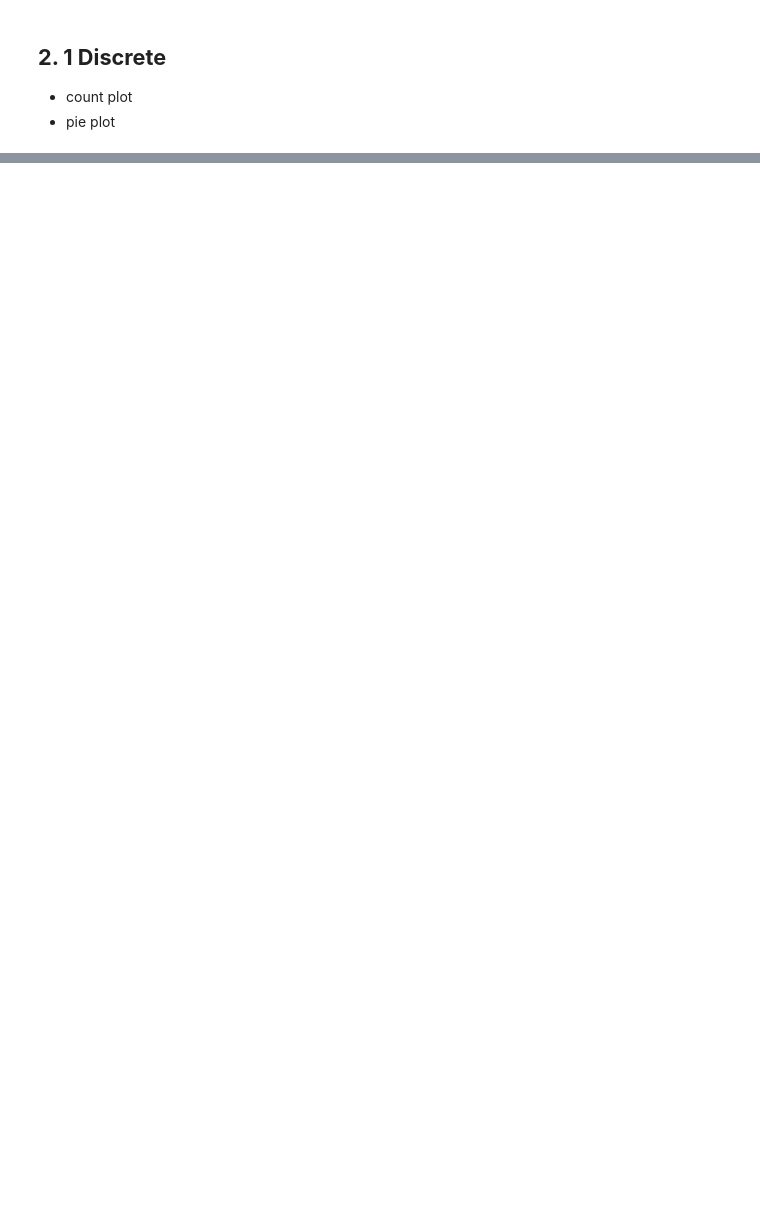
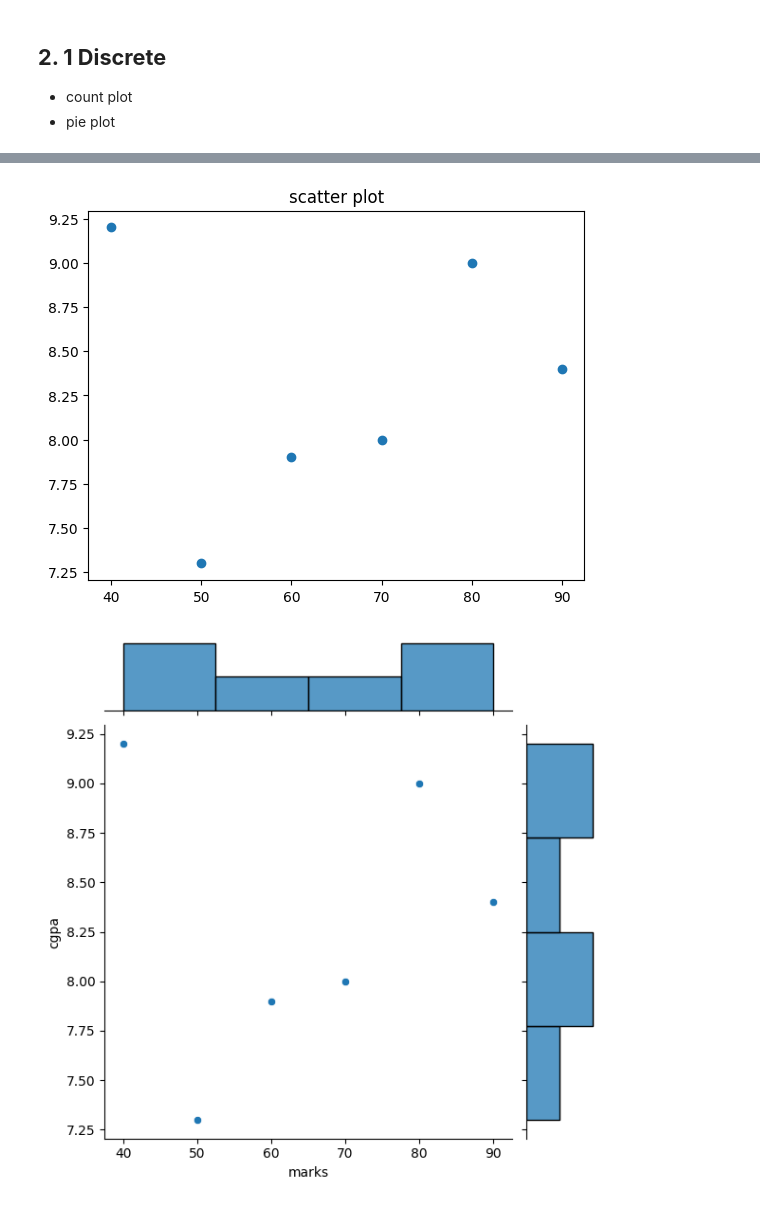
Before and after one commit to SAKSHISAAHU/Data_Analytics, a Jupyter notebook: 9.plots/plots.ipynb, the cells around one changed output, grey strips where cells are left out. Saved outputs shown, nothing was run; the diff lists cells and outputs as text; code cells hidden in the pictures; blank space fills up the shorter version.

```diff
--- a/9.plots/plots.ipynb
+++ b/9.plots/plots.ipynb
@@ -84,0 +90,15 @@ plt.show()
+# %%
+# scatter plot
+plt.scatter(x=df['marks'], y=df['cgpa'])
+plt.title('scatter plot')
+
+# join plot
+sns.jointplot(x=df['marks'], y=df['cgpa'])
+
+# pair plot
+sns.pairplot(data=df, vars=['marks','cgpa'])
+
+plt.show()
+# %% [output]
+[figure, added]
+[figure, added]
```
Also changed, not shown: parts of 4 cells of this notebook.
